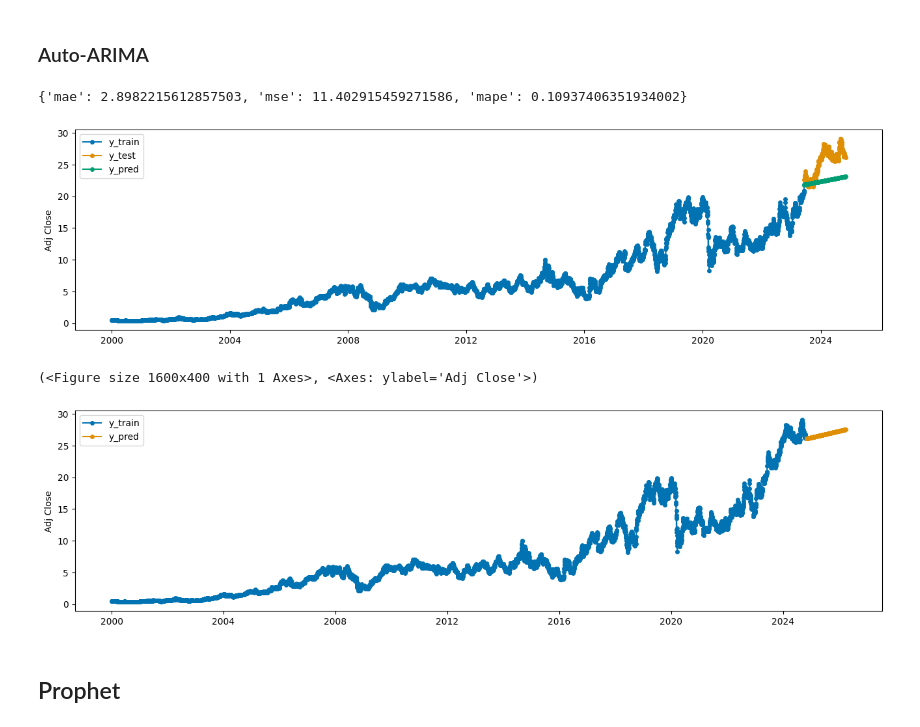
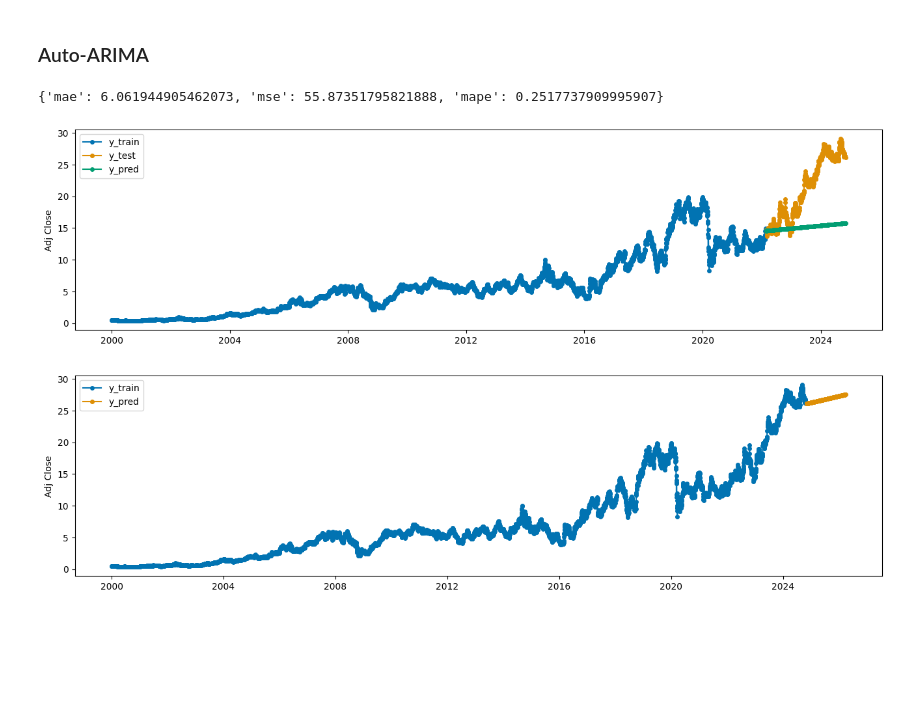
Before and after one commit to ubiratanfilho/stocks_forecasting, a Jupyter notebook: src/models.ipynb, the cells around one changed output. Cells and saved outputs as stored; diff of their text form; code cells hidden in the pictures; blank space fills up the shorter version.

```diff
--- a/src/models.ipynb
+++ b/src/models.ipynb
@@ -65,7 +65,7 @@ plot_series(df)
 # %% [markdown]
 ## ARIMA
 # %%
-y_train, y_test = temporal_train_test_split(df['Adj Close'], test_size=365)
+y_train, y_test = temporal_train_test_split(df['Adj Close'], test_size=0.2)
 # %%
 class SKTimeForecaster:
     """ Classe com métodos de forecasting que podem ser utilizados para qualquer modelo do sktime """
@@ -115,23 +115,21 @@ plt.show()
 # %% [markdown]
 ### Auto-ARIMA
 # %%
-model = AutoARIMA()
+model = AutoARIMA(n_fits=50)
 
-y_test_pred = SKTimeForecaster().train_model(y_train, model, evaluate=True, y_test=y_test)
+y_test_pred = SKTimeForecaster().train_model(y_train, model, evaluate=True, y_test=y_test, horizon=len(y_test))
 
 plot_series(y_train, y_test, y_test_pred, labels=['y_train', 'y_test', 'y_pred'])
 plt.show()
 # %% [output]
-{'mae': 2.8982215612857503, 'mse': 11.402915459271586, 'mape': 0.10937406351934002}
+{'mae': 6.061944905462073, 'mse': 55.87351795821888, 'mape': 0.2517737909995907}
-[figure, old version]
+[figure, new version]
 # %%
 model = AutoARIMA()
 
 y_pred = SKTimeForecaster().train_model(df['Adj Close'], model, horizon=365)
 
 plot_series(df['Adj Close'], y_pred, labels=['y_train', 'y_pred'])
+plt.show()
 # %% [output]
-(<Figure size 1600x400 with 1 Axes>, <Axes: ylabel='Adj Close'>)
 [figure]
-# %% [markdown]
-## Prophet
```
Also changed, not shown: parts of 13 cells of this notebook, 3 other files.
